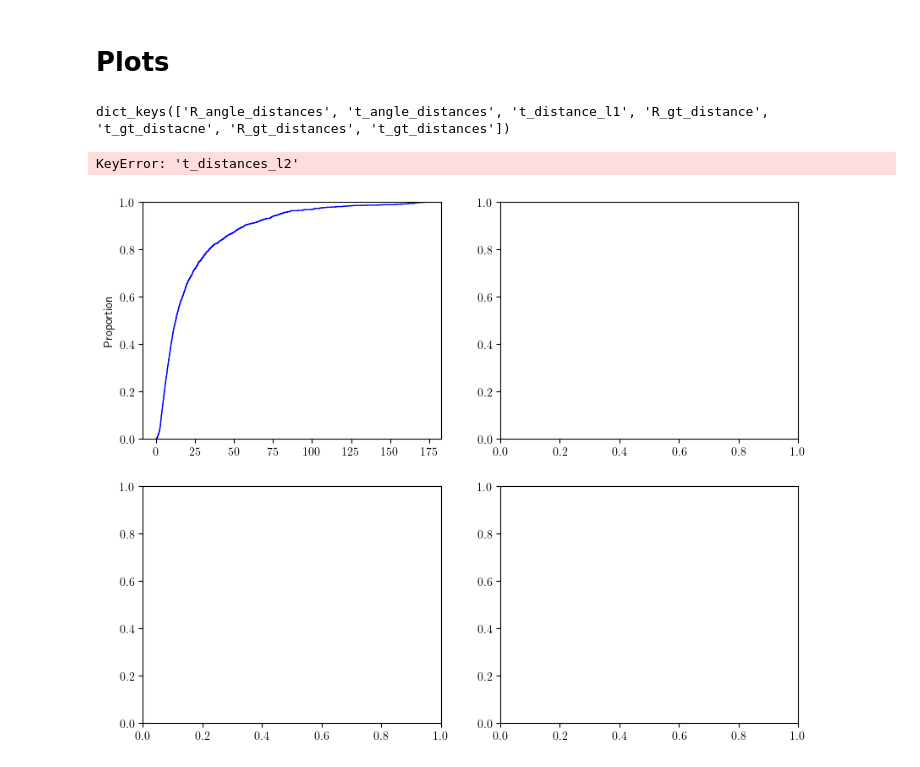
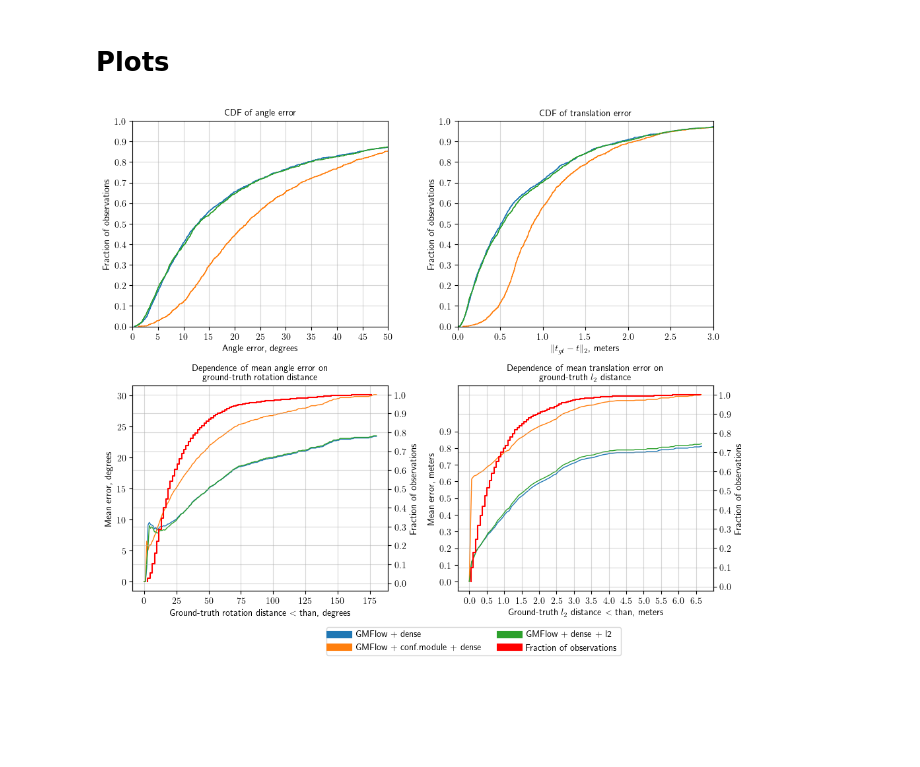
Before and after one commit to kovanic/DEPO, a Jupyter notebook: notebooks/3.4 Test.ipynb, the cells around one changed output. Cells and saved outputs as stored; diff of their text form; code cells hidden in the pictures; blank space fills up the shorter version.

```diff
--- a/notebooks/3.4 Test.ipynb
+++ b/notebooks/3.4 Test.ipynb
@@ -66,8 +66,8 @@ name = "GMFlow + dense"
 metrics[name] = {
     'R_angle_distances': rotation_angle_distance_batch(results['R_gt'], results['R']),
     't_angle_distances': vector_angle_distance_batch(results['t_gt'], results['t']),
-    't_distances_l1': norm(results['t_gt'] - results['t'], ord=1, axis=1),
+    't_distances_l2': norm(results['t_gt'] - results['t'], ord=2, axis=1),
     'R_gt_distances': rotation_angle_distance_batch(results['R_gt'], np.tile(np.eye(3, 3), (results['R_gt'].shape[0], 1, 1))),
-    't_gt_distances': norm(results['t_gt'], ord=1, axis=1)
+    't_gt_distances': norm(results['t_gt'], ord=2, axis=1)
 }
 # %%
@@ -92,8 +93,8 @@ name = "GMFlow + conf.module + dense"
 metrics[name] = {
     'R_angle_distances': rotation_angle_distance_batch(results['R_gt'], results['R']),
     't_angle_distances': vector_angle_distance_batch(results['t_gt'], results['t']),
-    't_distances_l1': norm(results['t_gt'] - results['t'], ord=1, axis=1),
+    't_distances_l2': norm(results['t_gt'] - results['t'], ord=2, axis=1),
     'R_gt_distances': rotation_angle_distance_batch(results['R_gt'], np.tile(np.eye(3, 3), (results['R_gt'].shape[0], 1, 1))),
-    't_gt_distances': norm(results['t_gt'], ord=1, axis=1)
+    't_gt_distances': norm(results['t_gt'], ord=2, axis=1)
 }
 # %%
@@ -118,8 +120,8 @@ name = "GMFlow + dense + l2"
 metrics[name] = {
     'R_angle_distances': rotation_angle_distance_batch(results['R_gt'], results['R']),
     't_angle_distances': vector_angle_distance_batch(results['t_gt'], results['t']),
-    't_distances_l1': norm(results['t_gt'] - results['t'], ord=1, axis=1),
+    't_distances_l2': norm(results['t_gt'] - results['t'], ord=2, axis=1),
     'R_gt_distances': rotation_angle_distance_batch(results['R_gt'], np.tile(np.eye(3, 3), (results['R_gt'].shape[0], 1, 1))),
-    't_gt_distances': norm(results['t_gt'], ord=1, axis=1)
+    't_gt_distances': norm(results['t_gt'], ord=2, axis=1)
 }
 # %%
@@ -182,17 +185,15 @@ def calculate_metric_on_subset(metric_values, values_dependent_on, agg_func, thr
         inliers_bool = values_dependent_on <= thresholds_
     scores = np.array([agg_func(metric_values[subset]) for subset in inliers_bool])
     return scores
-# %%
-metrics['GMFlow + dense'].keys()
-# %% [output]
-dict_keys(['R_angle_distances', 't_angle_distances', 't_distance_l1', 'R_gt_distance', 't_gt_distacne', 'R_gt_distances', 't_gt_distances'])
 # %%
 fig, ax = plt.subplots(2, 2, figsize=(10, 8))
 
-colors = ['b', 'darkorange' ,'g', '#8B008B',
-          '#A52A2A','#FFC0CB','#808080','#556B2F','#00FFFF',
-         '#FF00FF','#32CD32','#008080','#E6E6FA',
-         '#D2B48C','#FA8072','#FFD700', '#000080']
+
+colors = ['#1f77b4', '#ff7f0e', '#2ca02c', '#9467bd', '#8c564b',
+          '#e377c2', '#7f7f7f', '#bcbd22', '#17becf', '#F08080',
+          '#87CEFA', '#FF6347', '#3CB371', '#FFA07A', '#FFD700',
+          '#F0E68C', '#FF69B4', '#BA55D3', '#87CEEB']
+
 
 exp_colors = {exp: col for  exp, col in zip(metrics.keys(), colors)}
 
@@ -238,35 +239,43 @@ ax_10 = ax[1, 0].twinx() # create secondary axis with shared x-axis
 ax_10.step(bin_centers,cdf_values,'r', label='Fraction of observations')
 ax_10.set_ylabel('Fraction of observations')
 ax_10.set_yticks(np.linspace(0, 1, 11))
 ax_10.grid(alpha=0.5)
 ax[1, 0].set_xlabel('Ground-truth rotation distance $<$ than, degrees')
 ax[1, 0].set_ylabel('Mean error, degrees')
 ax[1, 0].set_title('Dependence of mean angle error on \n ground-truth rotation distance')
 ax[1, 0].grid(axis='x', alpha=0.5)
 
 n_bins = 100 # number of bins for histogram calculation
 counts, bin_edges = np.histogram(np.sort(m['t_gt_distances']), bins=n_bins)
 cdf_values = np.cumsum(counts) / len(m['t_gt_distances'])
 bin_centers = (bin_edges[1:] + bin_edges[:-1]) / 2.
 ax_11 = ax[1, 1].twinx() # create secondary axis with shared x-axis
 ax_11.step(bin_centers, cdf_values, 'r', label='Fraction of observations')
 ax_11.set_ylabel('Fraction of observations')
 ax_11.set_yticks(np.linspace(0, 1, 11))
 ax_11.grid(alpha=0.5)
 ax[1, 1].set_xticks(np.linspace(0, 6.5, 14))
 ax[1, 1].set_yticks(np.linspace(0, 0.9, 10))
 ax[1, 1].set_xlabel('Ground-truth $l_2$ distance $<$ than, meters')
 ax[1, 1].set_ylabel('Mean error, meters')
 ax[1, 1].set_title('Dependence of mean translation error on \n ground-truth $l_2$ distance')
 ax[1, 1].grid(axis='x', alpha=0.5)
 
+handles, labels = ax[1, 0].get_legend_handles_labels()
 
-handles, labels = ax[1, 0].get_legend_handles_labels()
 handles.extend(ax_11.get_legend_handles_labels()[0])
 labels.extend(ax_11.get_legend_handles_labels()[1])
-fig.legend(handles, labels, bbox_to_anchor=(.9, 0), borderaxespad=0.0, ncol=2)
+
+from copy import copy
+handles_ = [copy(ha) for ha in handles]
+for h in handles_:
+    h.set_linewidth(8)
+
+fig.legend(handles_, labels, bbox_to_anchor=(.8, 0), borderaxespad=0.0, ncol=2)
+
+
+
 fig.tight_layout()
-plt.savefig('/home/project/code/results/images/scannet_cdfs_gmflow.pdf', bbox_inches='tight')
+plt.savefig('/home/project/code/results/paper/fig_2_gmflow_initial.pdf', bbox_inches='tight')
 # %% [output]
-KeyError: 't_distances_l2'
-[figure, old version]
+[figure, new version]
```
Also changed, not shown: parts of 4 cells of this notebook, 18 other files.
